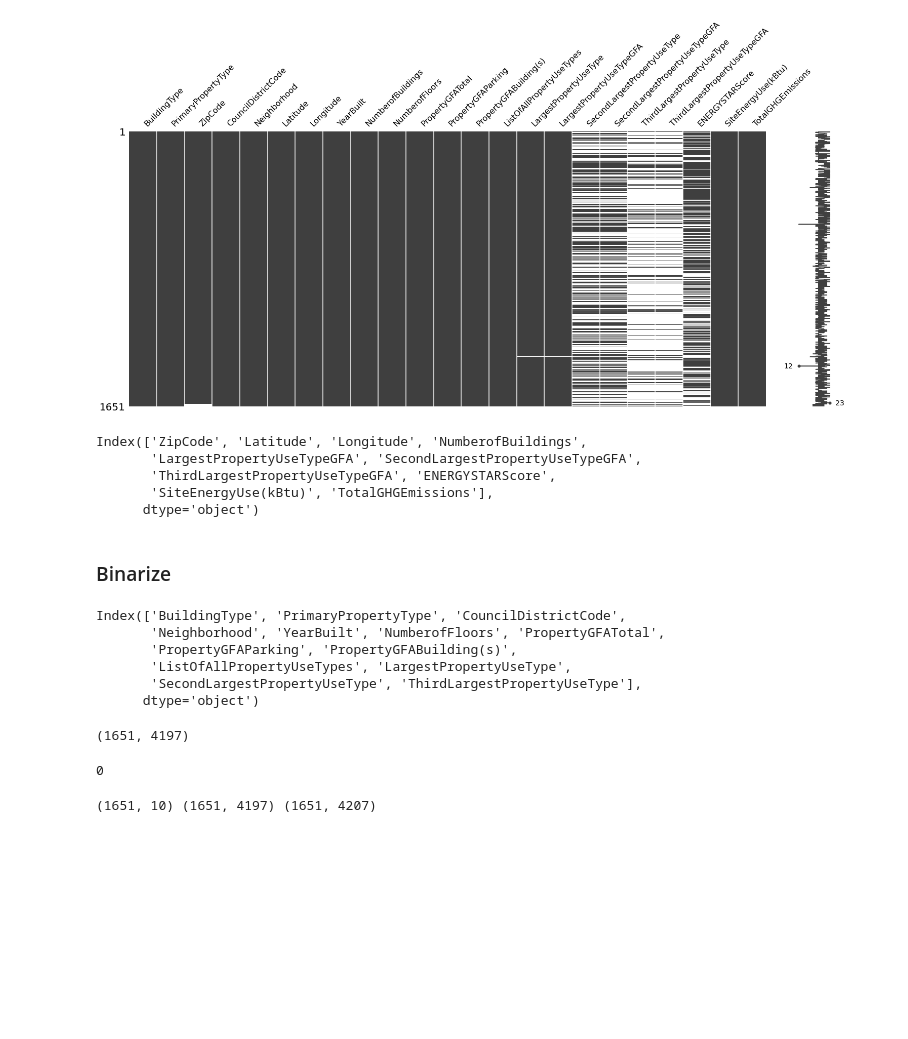
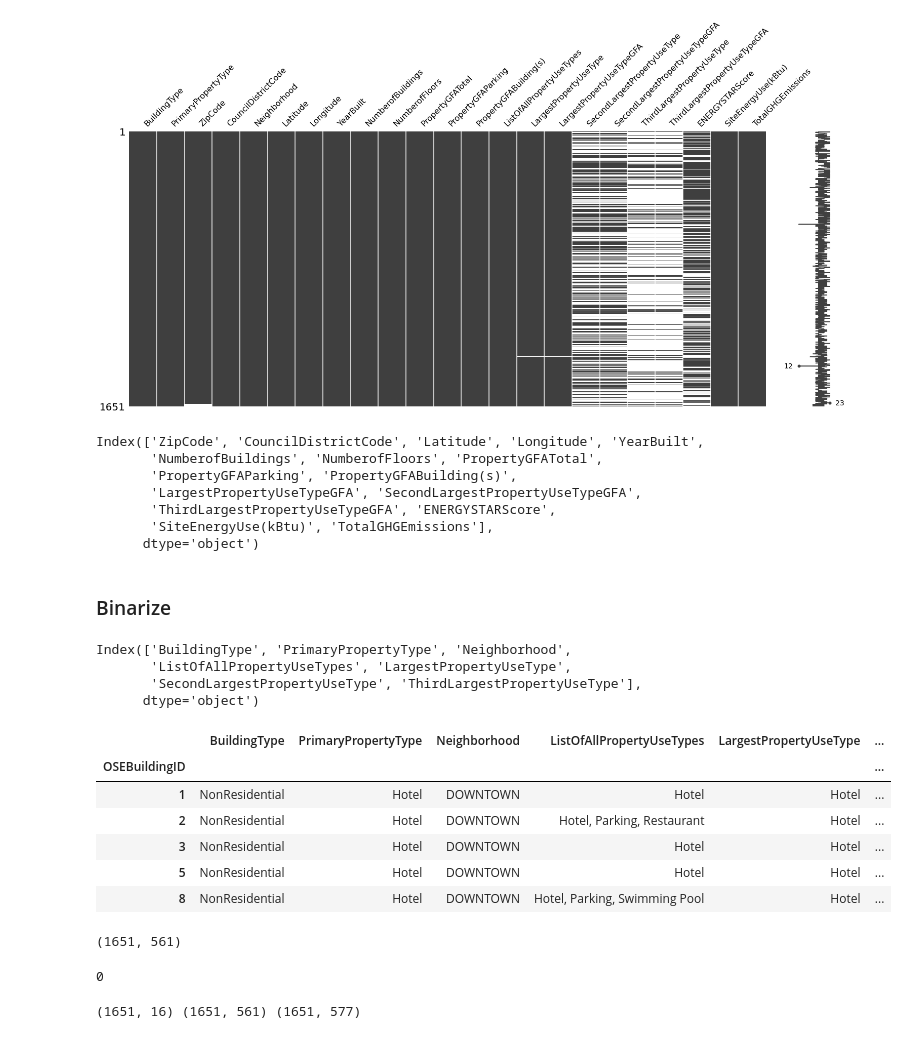
Before and after one commit to NicoJanko/Project_4_OPC, a Jupyter notebook: Projet_4_cleaning.ipynb, the cells around one changed output. Cells and saved outputs as stored; diff of their text form; code cells hidden in the pictures; blank space fills up the shorter version.

```diff
--- a/Projet_4_cleaning.ipynb
+++ b/Projet_4_cleaning.ipynb
@@ -230,12 +230,14 @@ msno.matrix(data2)
 
 num_col = []
 for i in data2.columns:
-    if data2[i].dtype =='float64':
+    if data2[i].dtype =='float64' or data2[i].dtype =='int64':
         num_col.append(i)
 data2_num = data2[num_col]
 print(data2_num.columns)
 # %% [output]
-Index(['ZipCode', 'Latitude', 'Longitude', 'NumberofBuildings',
+Index(['ZipCode', 'CouncilDistrictCode', 'Latitude', 'Longitude', 'YearBuilt',
+       'NumberofBuildings', 'NumberofFloors', 'PropertyGFATotal',
+       'PropertyGFAParking', 'PropertyGFABuilding(s)',
        'LargestPropertyUseTypeGFA', 'SecondLargestPropertyUseTypeGFA',
        'ThirdLargestPropertyUseTypeGFA', 'ENERGYSTARScore',
        'SiteEnergyUse(kBtu)', 'TotalGHGEmissions'],
@@ -250,15 +252,13 @@ data2_num_i.to_csv('data2_num.csv', index = False)
 # %%
 not_num_col = []
 for i in data2.columns:
-    if data2[i].dtype != 'float64':
+    if data2[i].dtype != 'float64' and data2[i].dtype != 'int64':
         not_num_col.append(i)
 data2_not_num = data2[not_num_col]
 # %%
 print(data2_not_num.columns)
 # %% [output]
-Index(['BuildingType', 'PrimaryPropertyType', 'CouncilDistrictCode',
-       'Neighborhood', 'YearBuilt', 'NumberofFloors', 'PropertyGFATotal',
-       'PropertyGFAParking', 'PropertyGFABuilding(s)',
+Index(['BuildingType', 'PrimaryPropertyType', 'Neighborhood',
        'ListOfAllPropertyUseTypes', 'LargestPropertyUseType',
        'SecondLargestPropertyUseType', 'ThirdLargestPropertyUseType'],
       dtype='object')
@@ -265,3 +268,13 @@ Index(['BuildingType', 'PrimaryPropertyType', 'CouncilDistrictCode',
+# %%
+data2_not_num.head()
+# %% [output]
+|  | BuildingType | PrimaryPropertyType | Neighborhood | ListOfAllPropertyUseTypes | LargestPropertyUseType | ... |
+| OSEBuildingID |  |  |  |  |  | ... |
+| 1 | NonResidential | Hotel | DOWNTOWN | Hotel | Hotel | ... |
+| 2 | NonResidential | Hotel | DOWNTOWN | Hotel, Parking, Restaurant | Hotel | ... |
+| 3 | NonResidential | Hotel | DOWNTOWN | Hotel | Hotel | ... |
+| 5 | NonResidential | Hotel | DOWNTOWN | Hotel | Hotel | ... |
+| 8 | NonResidential | Hotel | DOWNTOWN | Hotel, Parking, Swimming Pool | Hotel | ... |
 # %%
 from sklearn.preprocessing import OneHotEncoder
 OHE = OneHotEncoder(sparse = False,drop = 'if_binary')
@@ -270,7 +283,7 @@ data2_not_num_ohe = OHE.fit_transform(data2_not_num)
 data2_not_num_ohe = pd.DataFrame(data2_not_num_ohe, index = data2_not_num.index)
 print(data2_not_num_ohe.shape)
 # %% [output]
-(1651, 4197)
+(1651, 561)
 # %%
 #4197,4198,4200,4206,4207,4208,4209
 data2_not_num_ohe.isna().sum().sum()
@@ -280,6 +293,6 @@ data2_not_num_ohe.isna().sum().sum()
 data_full = data2_not_num_ohe.join(data2_num_i)
 print(data2_num_i.shape, data2_not_num_ohe.shape, data_full.shape)
 # %% [output]
-(1651, 10) (1651, 4197) (1651, 4207)
+(1651, 16) (1651, 561) (1651, 577)
 # %%
 data_full.to_csv('data_full.csv', index = False)
```
Also changed, not shown: parts of 2 cells of this notebook, 2 other files.
